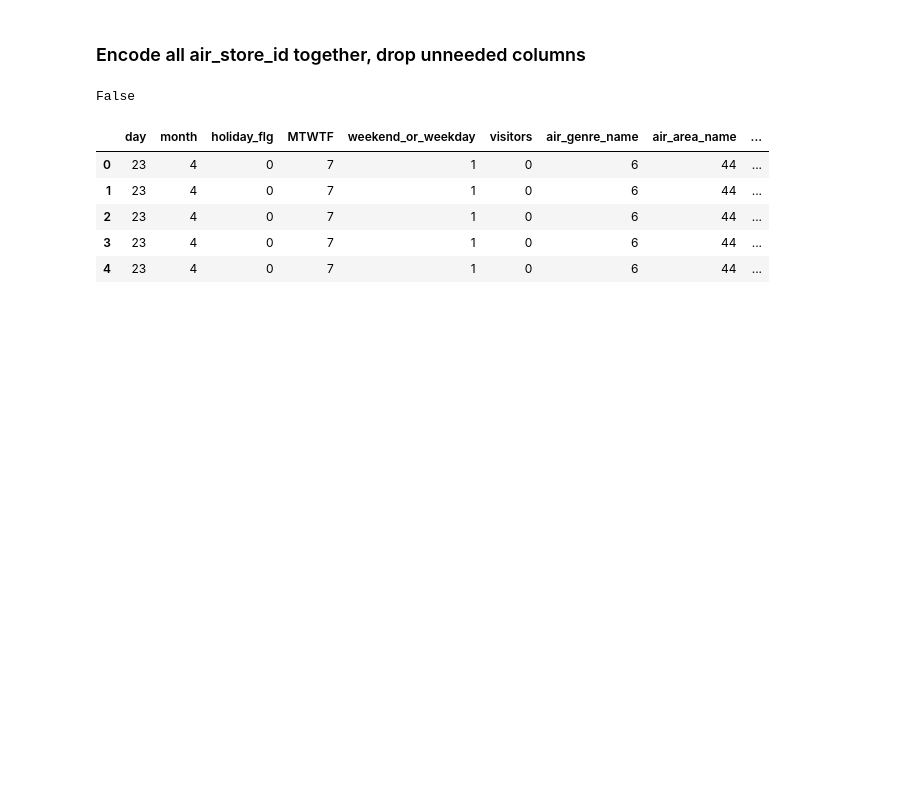
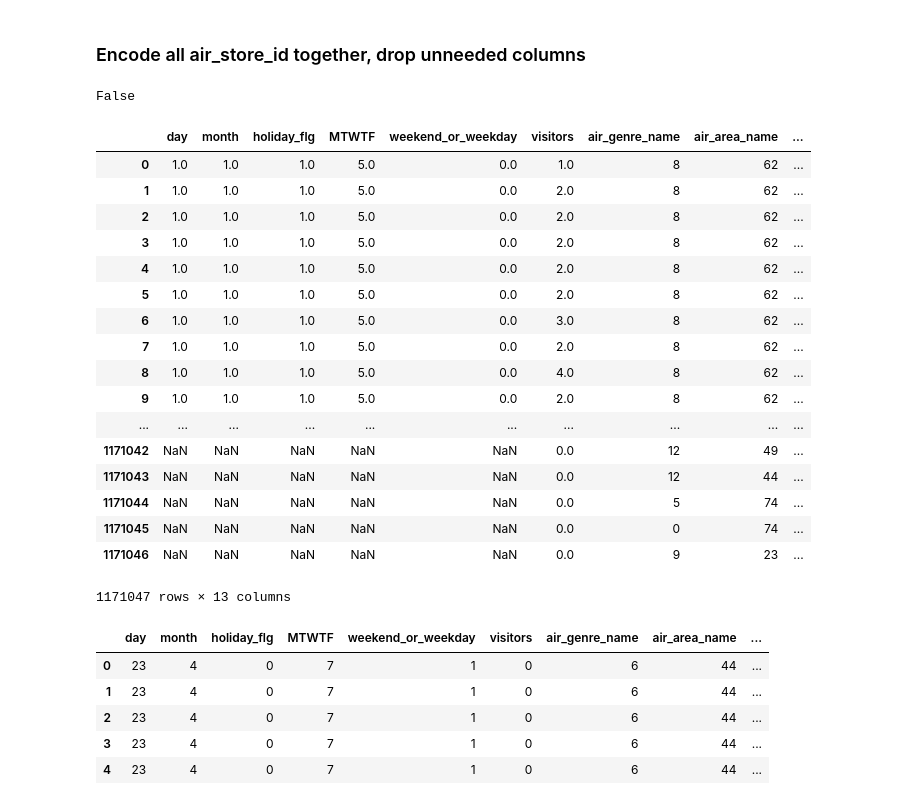
Before and after one commit to jmt7080/Forecasting_visitors, a Jupyter notebook: restaurant_notebook.ipynb, the cells around one changed output. Cells and saved outputs as stored; diff of their text form; code cells hidden in the pictures; blank space fills up the shorter version.

```diff
--- a/restaurant_notebook.ipynb
+++ b/restaurant_notebook.ipynb
@@ -232,6 +211,27 @@ sub_df5 = sub_df4.drop(['air_store_id_x', 'air_store_id_y'], axis=1).reindex(col
 combined_visitors.isnull().values.any()
 # %% [output]
 False
+# %%
+train_df2
+# %% [output]
+|  | day | month | holiday_flg | MTWTF | weekend_or_weekday | visitors | air_genre_name | air_area_name | ... |
+| 0 | 1.0 | 1.0 | 1.0 | 5.0 | 0.0 | 1.0 | 8 | 62 | ... |
+| 1 | 1.0 | 1.0 | 1.0 | 5.0 | 0.0 | 2.0 | 8 | 62 | ... |
+| 2 | 1.0 | 1.0 | 1.0 | 5.0 | 0.0 | 2.0 | 8 | 62 | ... |
+| 3 | 1.0 | 1.0 | 1.0 | 5.0 | 0.0 | 2.0 | 8 | 62 | ... |
+| 4 | 1.0 | 1.0 | 1.0 | 5.0 | 0.0 | 2.0 | 8 | 62 | ... |
+| 5 | 1.0 | 1.0 | 1.0 | 5.0 | 0.0 | 2.0 | 8 | 62 | ... |
+| 6 | 1.0 | 1.0 | 1.0 | 5.0 | 0.0 | 3.0 | 8 | 62 | ... |
+| 7 | 1.0 | 1.0 | 1.0 | 5.0 | 0.0 | 2.0 | 8 | 62 | ... |
+| 8 | 1.0 | 1.0 | 1.0 | 5.0 | 0.0 | 4.0 | 8 | 62 | ... |
+| 9 | 1.0 | 1.0 | 1.0 | 5.0 | 0.0 | 2.0 | 8 | 62 | ... |
+| ... | ... | ... | ... | ... | ... | ... | ... | ... | ... |
+| 1171042 | NaN | NaN | NaN | NaN | NaN | 0.0 | 12 | 49 | ... |
+| 1171043 | NaN | NaN | NaN | NaN | NaN | 0.0 | 12 | 44 | ... |
+| 1171044 | NaN | NaN | NaN | NaN | NaN | 0.0 | 5 | 74 | ... |
+| 1171045 | NaN | NaN | NaN | NaN | NaN | 0.0 | 0 | 74 | ... |
+| 1171046 | NaN | NaN | NaN | NaN | NaN | 0.0 | 9 | 23 | ... |
+1171047 rows × 13 columns
 # %%
 sub_df5.head(5)
 # %% [output]
```
Also changed, not shown: parts of 7 cells of this notebook.
